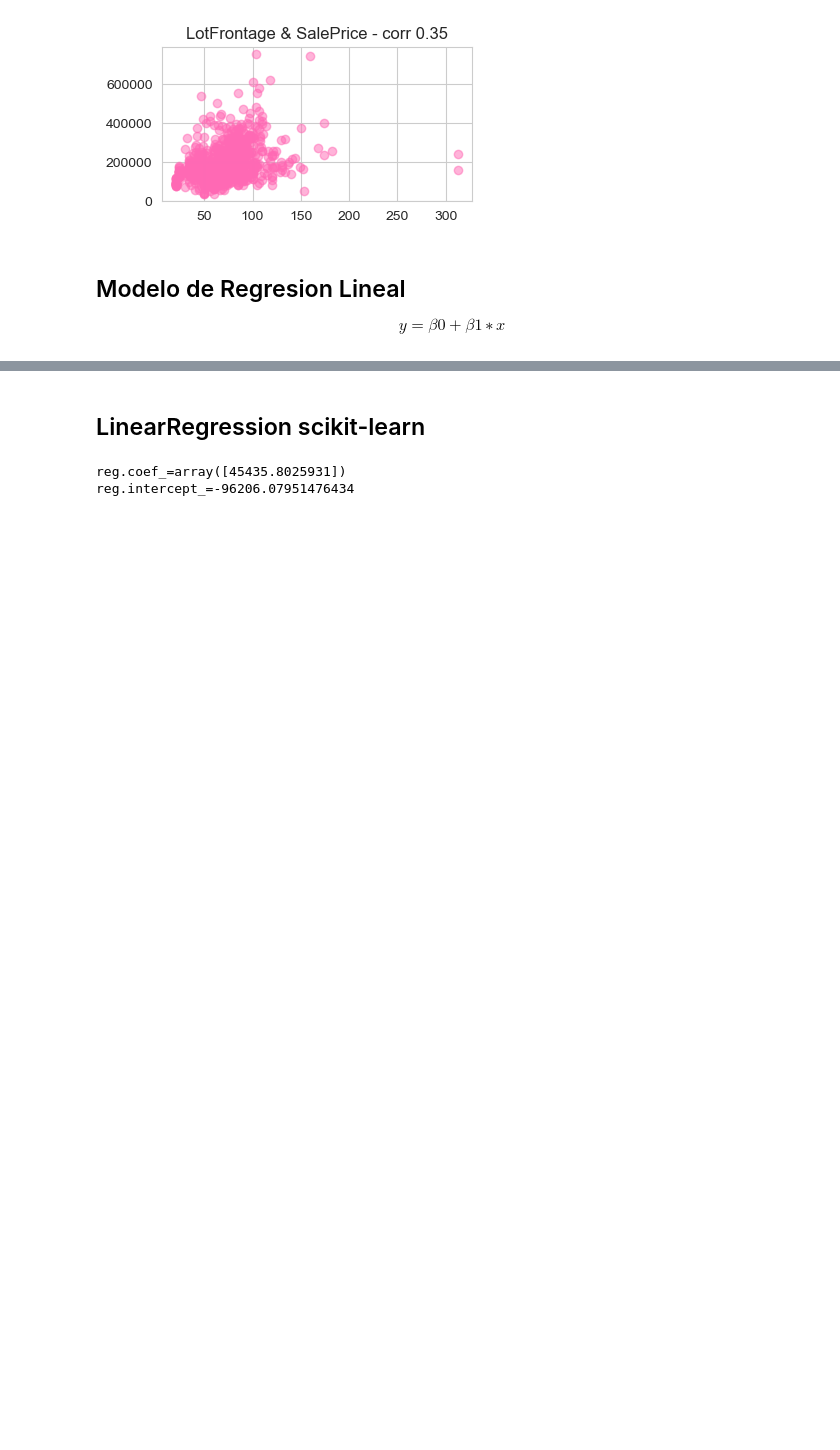
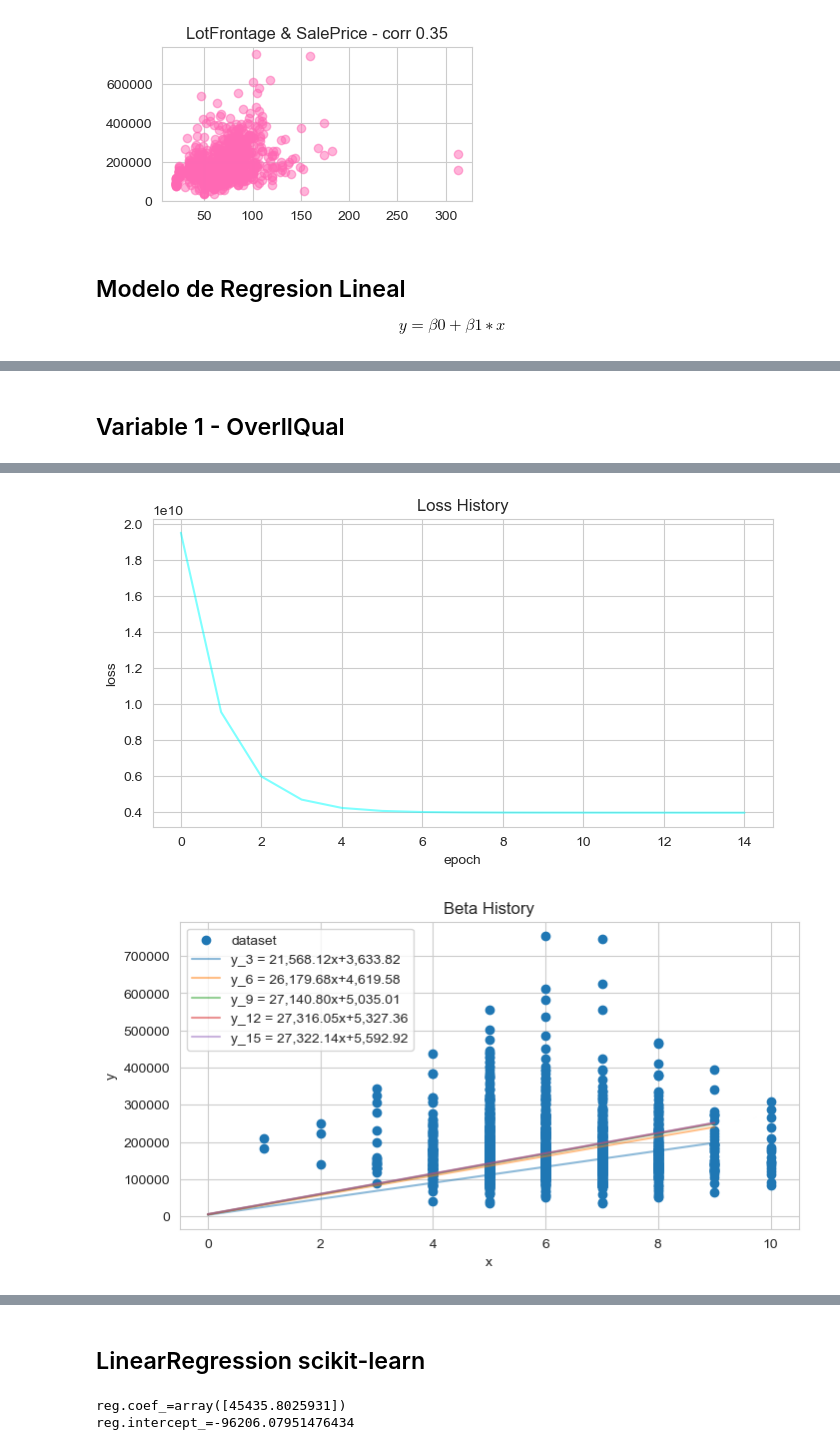
Before and after one commit to 13001893/cdp_proyecto_1, a Jupyter notebook: proyecto_1.ipynb, the cells around one changed output, grey strips where cells are left out. Saved outputs shown, nothing was run; the diff lists cells and outputs as text; code cells hidden in the pictures; blank space fills up the shorter version.

Commit message:
regresion de dos variables con modelo propio

```diff
--- a/proyecto_1.ipynb
+++ b/proyecto_1.ipynb
@@ -200,0 +167,12 @@ array([[0., 1.],
+# %% [markdown]
+## Variable 1 - OverllQual
+# %%
+y = dataset[:, 0] #SalePrice
+x = dataset[:, 1] #OverallQual
+
+model = RegresionLineal()
+beta_history, loss_history = model.train(x, y, 15, 3, 0.01)
+model.beta_history
+model.plot_loss()
+model.plot_beta(3)
+# %% [output]
@@ -200,0 +189,2 @@ array([[0., 1.],
+[figure, added]
+[figure, added]
```
Also changed, not shown: parts of 5 cells of this notebook.
